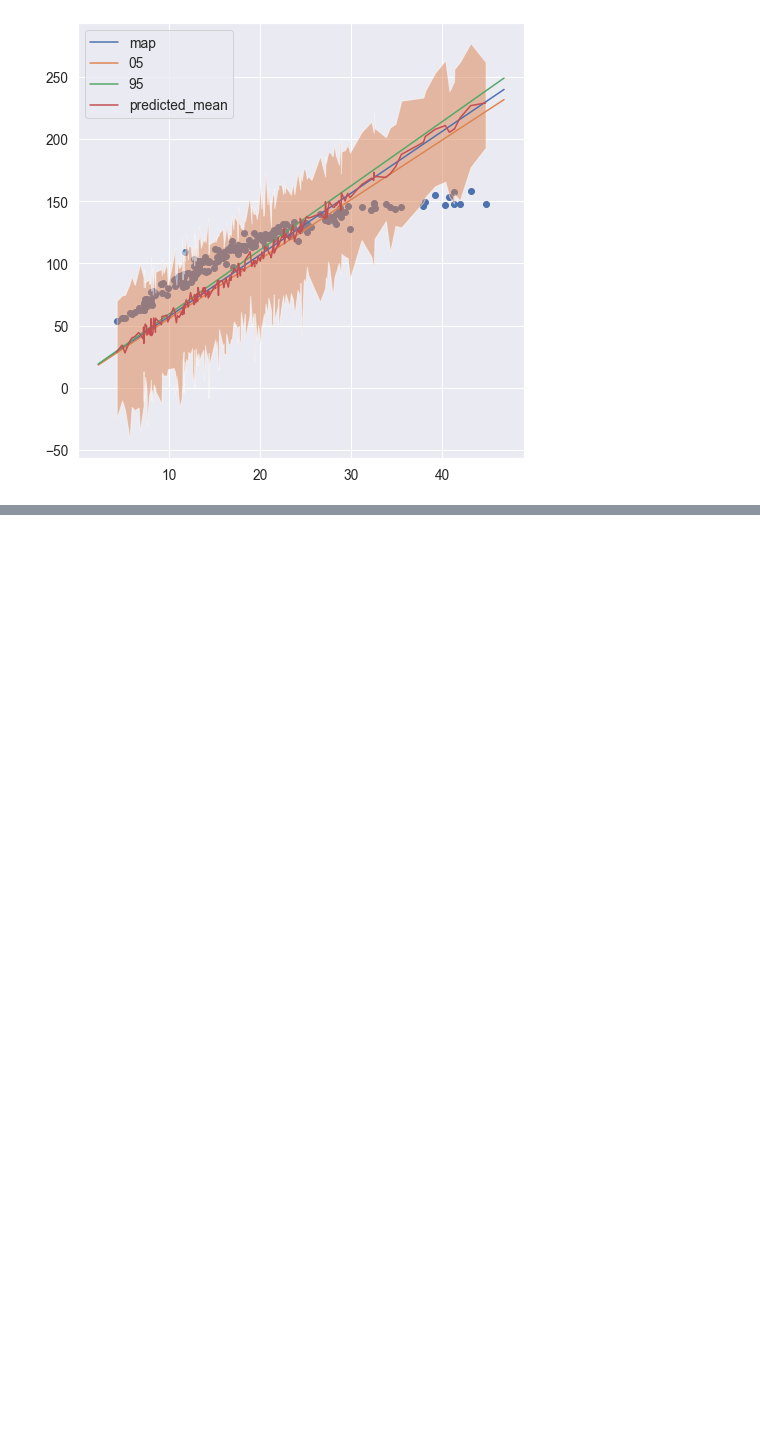
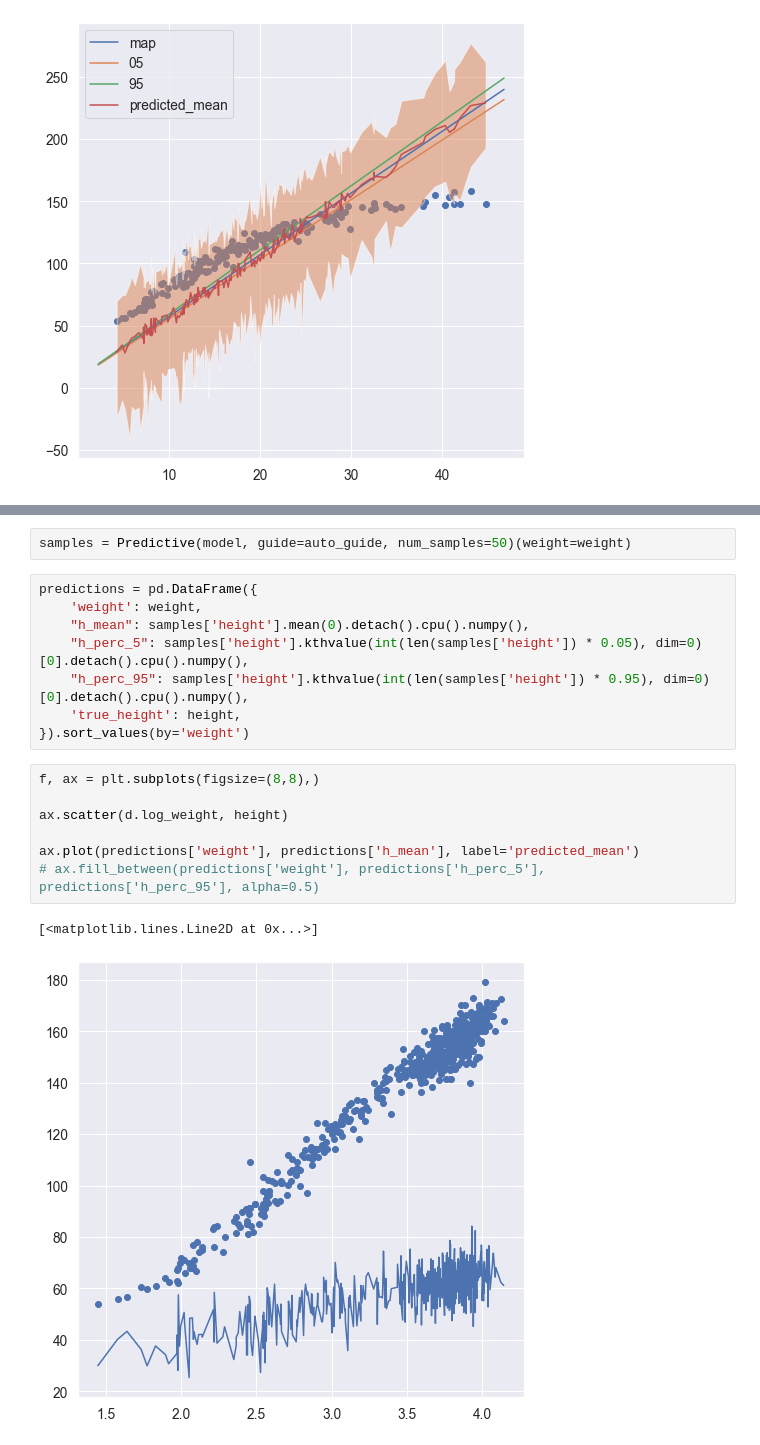
Before and after one commit to tobyrmanders/statistical-rethinking, a Jupyter notebook: code/chapter_04.ipynb, the cells around one changed output, grey strips where cells are left out. Saved outputs shown, nothing was run; the diff lists cells and outputs as text; blank space fills up the shorter version.

```diff
--- a/code/chapter_04.ipynb
+++ b/code/chapter_04.ipynb
@@ -549,0 +597,20 @@ ax.legend()
+# %%
+samples = Predictive(model, guide=auto_guide, num_samples=50)(weight=weight)
+# %%
+predictions = pd.DataFrame({
+    'weight': weight,
+    "h_mean": samples['height'].mean(0).detach().cpu().numpy(),
+    "h_perc_5": samples['height'].kthvalue(int(len(samples['height']) * 0.05), dim=0)[0].detach().cpu().numpy(),
+    "h_perc_95": samples['height'].kthvalue(int(len(samples['height']) * 0.95), dim=0)[0].detach().cpu().numpy(),
+    'true_height': height,
+}).sort_values(by='weight')
+# %%
+f, ax = plt.subplots(figsize=(8,8),)
+
+ax.scatter(d.log_weight, height)
+
+ax.plot(predictions['weight'], predictions['h_mean'], label='predicted_mean')
+# ax.fill_between(predictions['weight'], predictions['h_perc_5'], predictions['h_perc_95'], alpha=0.5)
+# %% [output]
+[<matplotlib.lines.Line2D at 0x...>]
+[figure, added]
```
Also changed, not shown: parts of 3 cells of this notebook, 4 other files.
